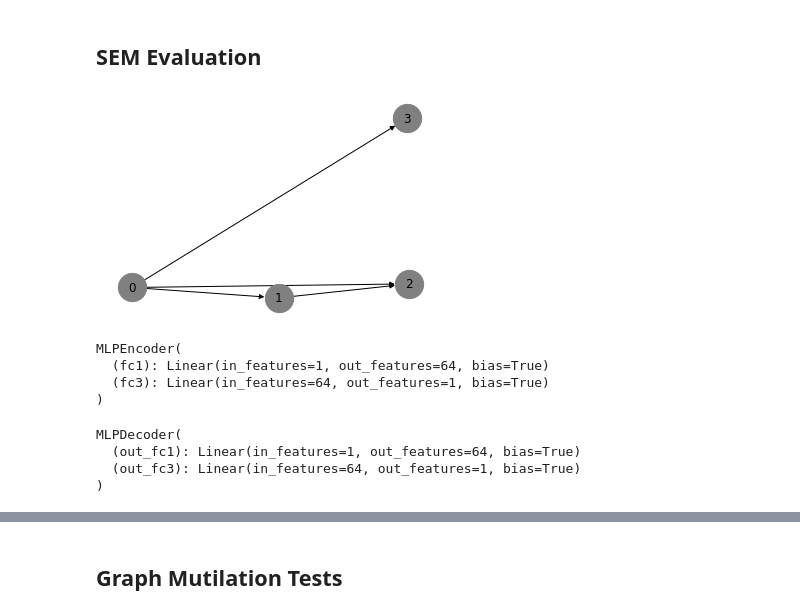
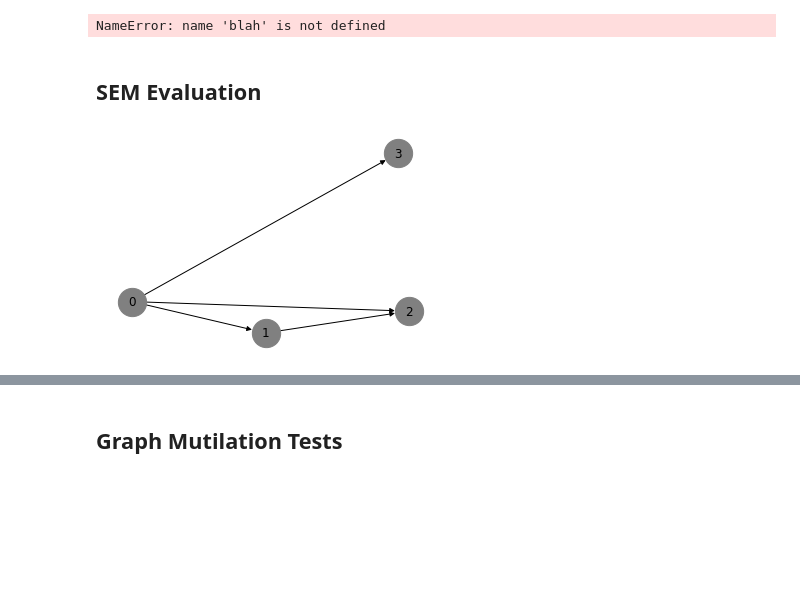
Before and after one commit to q1park/spacetime, a Jupyter notebook: experiments_2.ipynb, the cells around one changed output, grey strips where cells are left out. Cells and saved outputs as stored; diff of their text form; code cells hidden in the pictures; blank space fills up the shorter version.

```diff
--- a/experiments_2.ipynb
+++ b/experiments_2.ipynb
@@ -24,27 +39,7 @@ from spacetime.sampler import NodeData, GraphSampler
 # %%
-args = arguments(node_dict = {0:[0], 1:[1], 2:[2], 3:[3]})
-args.data_sample_size=10000
-args.noise_scale = 0.6
-args.graph_type='erdos-renyi'
-args.graph_sem_type='linear-gauss'
-args.graph_linear_type='nonlinear_2'
-args.graph_degree = 2
-
-# training hyperparameters
-args.graph_threshold=0.3  # 0.3 is good 0.2 is error prune
-args.tau_A=1e-10
-args.ordered_graph=True
-args.use_A_connect_loss=False
-args.use_A_positiver_loss=False
-
-args.seed=42
-args.epochs=5
-args.batch_size=100 # note: should be divisible by sample size otherwise throw an error
-args.encoder_hidden=64
-args.decoder_hidden=64
-
-g = SpaceTime.from_spacetime(args.node_dict, simulate=True,
-                             degree=args.graph_degree, graph_type=args.graph_type,
+g = SpaceTime.from_spacetime(node_dict, simulate=True,
+                             degree=sim_params.graph_degree,
+                             graph_type=sim_params.graph_type,
                              w_range=(0.5,2.0), force_positive=True, seed=101)
 g.graph.edges[(0,1)]['weight'] *= 1.0
 g.graph.edges[(0,2)]['weight'] *= -1.0
@@ -65,8 +60,8 @@ mutilate = 1
 observe = 2
 latent = 0
 # %%
-g.data = Simulator.sem(graph=g.graph, n=args.data_sample_size, x_dims=args.x_dims,
-                       sem_type=args.graph_sem_type, linear_type=args.graph_linear_type,
-                       noise_scale=args.noise_scale, seed=args.seed)
-train_loader, test_loader = g.torch_loader(g.data, args.batch_size)
+g.data = Simulator.sem(graph=g.graph, n=sim_params.sample_size, x_dims=sim_params.x_dims,
+                       sem_type=sim_params.sem_noise, linear_type=sim_params.sem_type,
+                       noise_scale=sim_params.noise_scale, seed=sim_params.seed)
+train_loader, test_loader = g.torch_loader(g.data, trn_params.batch_size)
 # %% [output]
@@ -192,26 +288,21 @@ Best Epoch: 0003         Best ELBO: 0.0075299152 Best NLL: 0.0001276082
+# %%
+blah
+# %% [output]
+NameError: name 'blah' is not defined
 # %% [markdown]
 ## SEM Evaluation
 # %%
-g_learned = SpaceTime.from_adjacency(best_ELBO_graph)
+g_learned = SpaceTime.from_adjacency(optimizerL.show_adj(mod_params.graph_threshold))
 g_learned.draw_graph()
 # %% [output]
-[figure, old version]
+[figure, new version]
 # %%
-encoder.eval()
-decoder.eval()
+autoencoder.eval()
 
 data = next(iter(test_loader))[0].double()
-_, noise, _, _, _, _, Wa_train = encoder(data)
-_, preds = decoder(noise, g_learned.torch_graph(), Wa_train)
+noise, _, Wa_train = autoencoder.encode(data)
+preds = autoencoder.decode(noise, g_learned.torch_graph(), Wa_train)
+pass;
-# %% [output]
-MLPEncoder(
-  (fc1): Linear(in_features=1, out_features=64, bias=True)
-  (fc3): Linear(in_features=64, out_features=1, bias=True)
-)
-MLPDecoder(
-  (out_fc1): Linear(in_features=1, out_features=64, bias=True)
-  (out_fc3): Linear(in_features=64, out_features=1, bias=True)
-)
 # %%
 X_train = NodeData(g.data, bins=10)
 Z_learned = NodeData(noise.detach().numpy(), bins=10)
```
Also changed, not shown: parts of 26 cells of this notebook, 11 other files.
